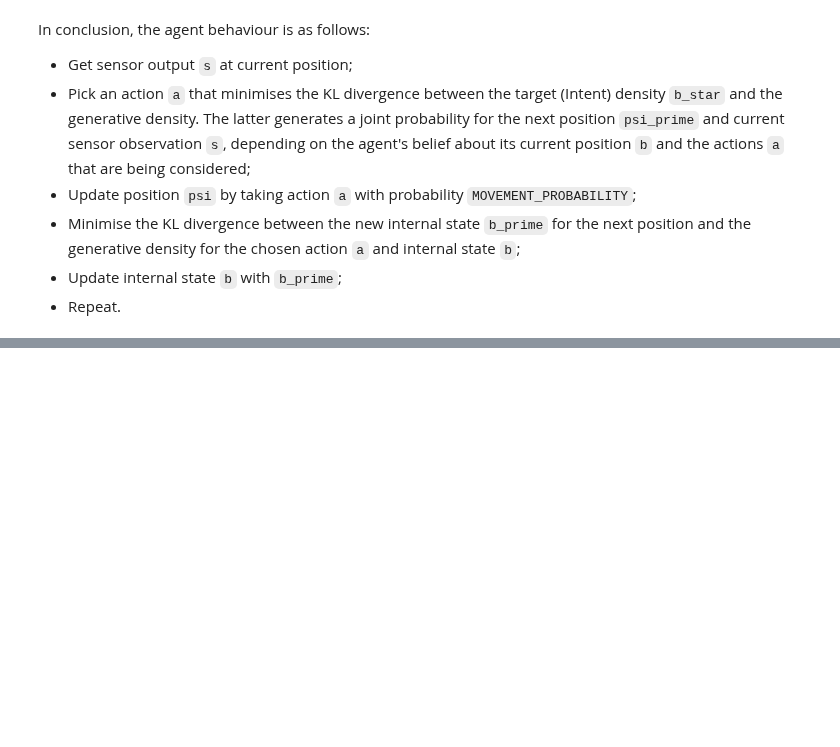
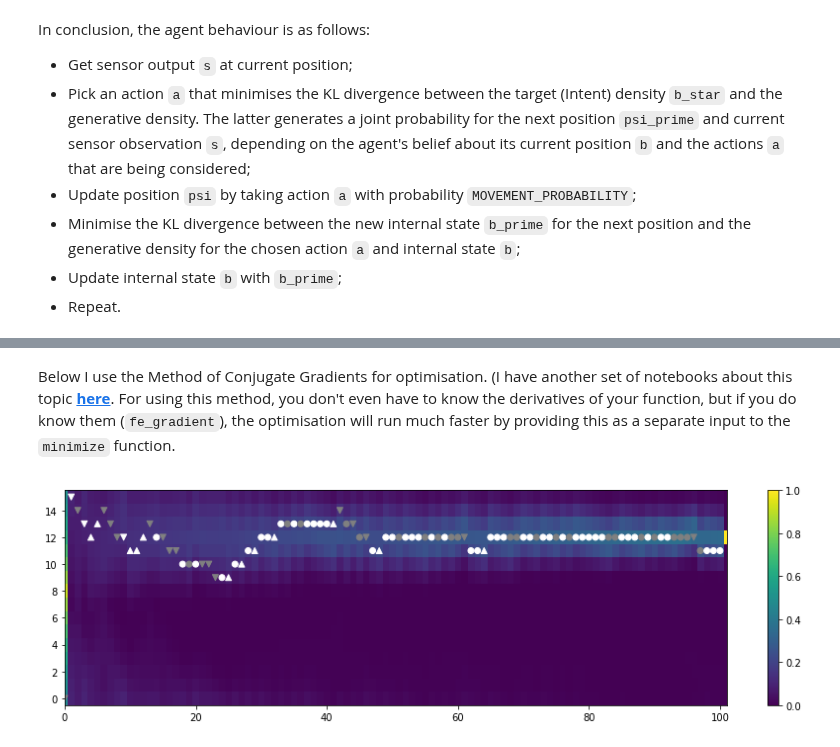
Before and after one commit to vschaik/Active-Inference, a Jupyter notebook: IFE.ipynb, the cells around one changed output, grey strips where cells are left out. Saved outputs shown, nothing was run; the diff lists cells and outputs as text; code cells hidden in the pictures; blank space fills up the shorter version.

```diff
--- a/IFE.ipynb
+++ b/IFE.ipynb
@@ -424,0 +480,20 @@ In conclusion, the agent behaviour is as follows:
+# %% [markdown]
+Below I use the Method of Conjugate Gradients for optimisation. (I have another set of notebooks about this topic __[here](https://github.com/vschaik/Conjugate-Gradient)__. For using this method, you don't even have to know the derivatives of your function, but if you do know them (`fe_gradient`), the optimisation will run much faster by providing this as a separate input to the `minimize` function.
+# %%
+MOVEMENT_PROBABILITY = 0.75
+MAX_SENSE_PROBABILITY = 4.0**(-1.0/16) # k
+SENSE_DECAY_RATE = np.log(4)/16 # omega
+TARGET_POSITION = 12
+FOOD_POSITION = 8
+
+psi = INITIAL_POSITION
+b = np.zeros(ENV_SIZE)
+b_star = np.zeros(ENV_SIZE)
+b_star[TARGET_POSITION] = 10
+
+METHOD = 'CG' # Optimisation method. See scipy.optimize.minimize for documentation
+(b_trace, psi_trace, s_trace, a_trace) = simulate_agent_scipy(psi, b, b_star)
+
+fig = plot_traces(b_trace, psi_trace, s_trace, a_trace)
+# %% [output]
+[figure, added]
```
Also changed, not shown: parts of 16 cells of this notebook.
